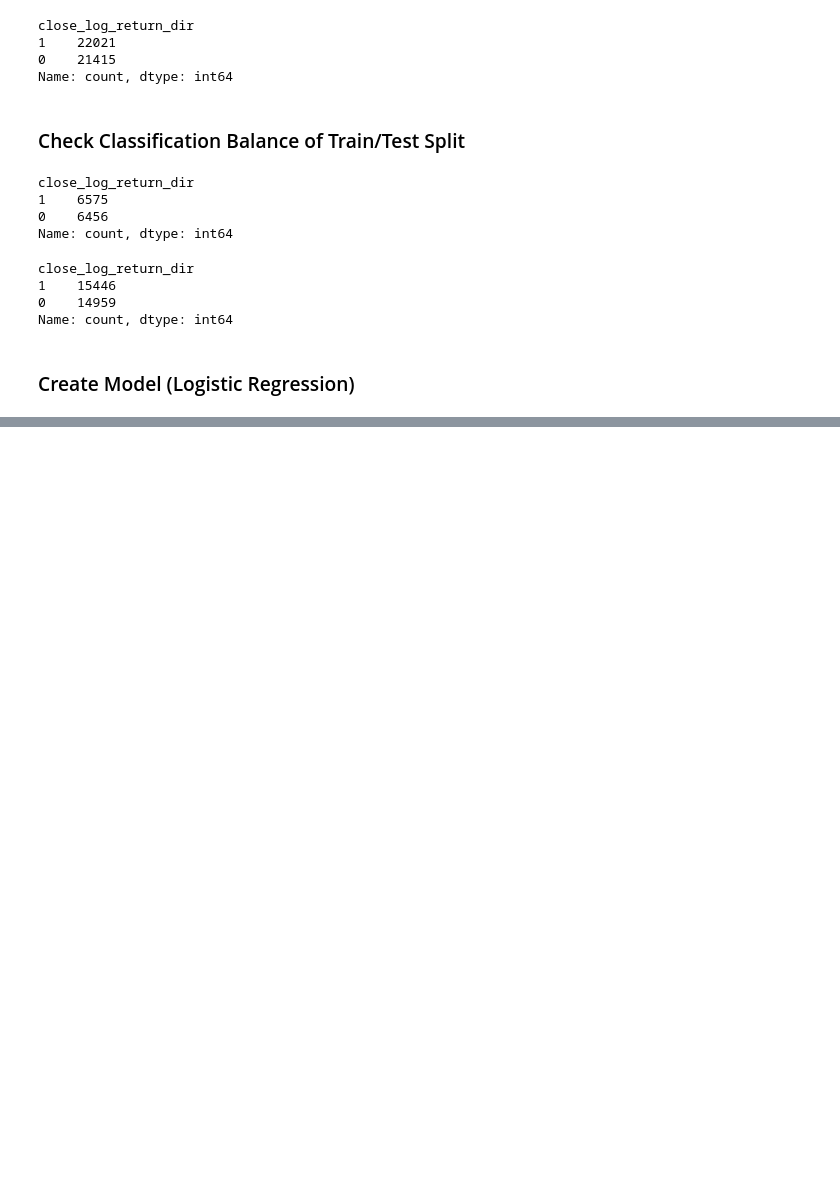
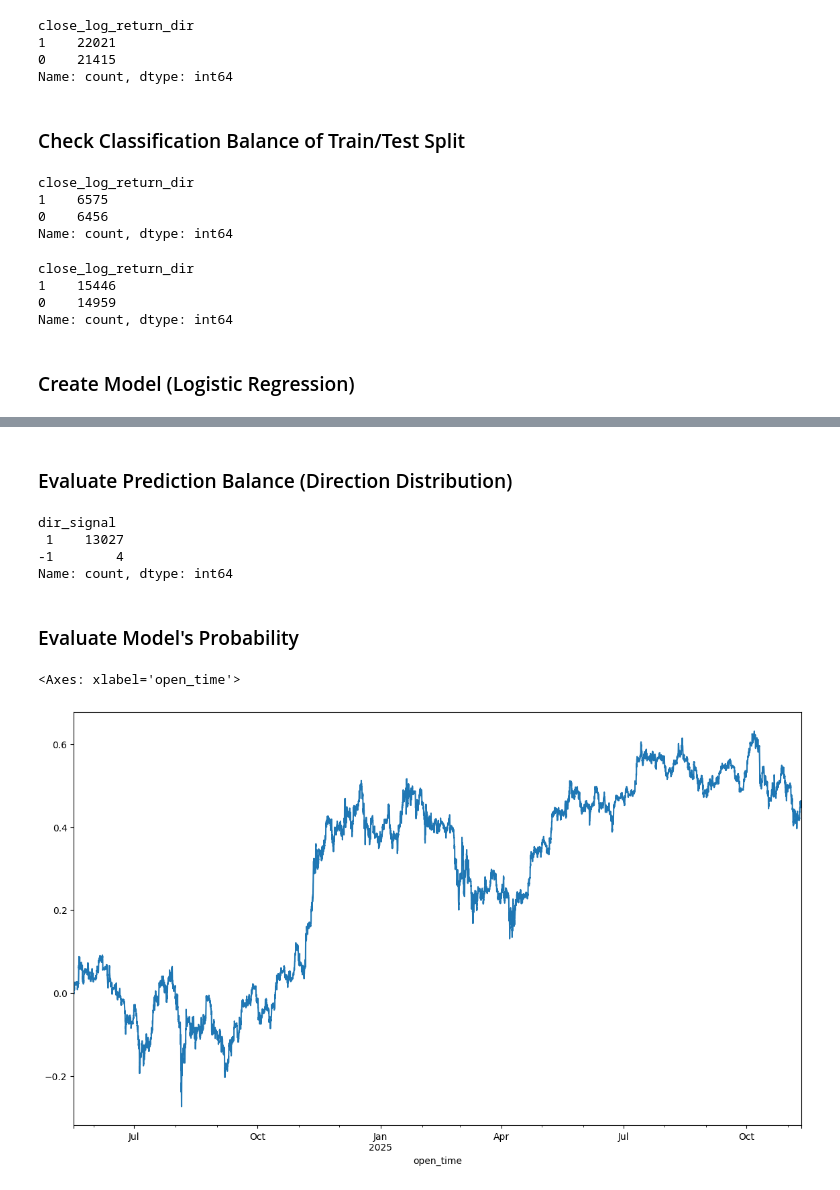
Before and after one commit to Scheggia02/quant-projects, a Jupyter notebook: Source/StrategyAnalyzer/quant_accelerator_classification.ipynb, the cells around one changed output, grey strips where cells are left out. Drawn from its saved outputs; the diff is of its cells as text; code cells hidden in the pictures; blank space fills up the shorter version.

```diff
--- a/Source/StrategyAnalyzer/quant_accelerator_classification.ipynb
+++ b/Source/StrategyAnalyzer/quant_accelerator_classification.ipynb
@@ -111,8 +111,8 @@ target = 'close_log_return_dir'
 X_train = torch.tensor(btcusd_train[features].values, dtype=torch.float32)
 X_test = torch.tensor(btcusd_test[features].values, dtype=torch.float32)
 
-y_train = torch.tensor(btcusd_train[target].values, dtype=torch.float32)
-y_test = torch.tensor(btcusd_test[target].values, dtype=torch.float32)
+y_train = torch.tensor(btcusd_train[target].values, dtype=torch.float32).unsqueeze(1) # Add an extra dimension for the target variable
+y_test = torch.tensor(btcusd_test[target].values, dtype=torch.float32).unsqueeze(1) # Add an extra dimension for the target variable
 
 no_features = len(features)
 
@@ -130,18 +130,46 @@ criterion = nn.BCEWithLogitsLoss() # Binary Cross-Entropy with Logits
 optimizer = optim.SGD(model.parameters(), lr = 0.01)
 
 for epoch in range(9000):
+
+    # Clear gradients
     optimizer.zero_grad()
 
+    # Forward pass
     y_pred_logits = model(X_train)
 
+    # Compute loss
     loss = criterion(y_pred_logits, y_train)
+
+    # Compute gradients
     loss.backward()
 
+    # Update Model parameters
     optimizer.step()
 
-    if epoch % 500 == 0:
+    if epoch % 1000 == 0:
         print("Epoch:", epoch, "Loss:", loss.item())
 
 
 print("\nFinal weight", model.linear.weight.data)
 print("Final Bias", model.linear.bias.data)
+
+
+with torch.no_grad():
+    y_pred_logits = model(X_test)
+    y_pred_prob = torch.sigmoid(y_pred_logits) # Convert logits to probabilities
+    y_pred_binary = (y_pred_prob >= 0.5).float() # Classify based on a threshold of 0.5
+
+y_test_np = y_test.squeeze().numpy() # Convert to 1D array
+y_pred_binary_np = y_pred_binary.squeeze().numpy() # Convert to 1D array
+y_pred_prob_np = y_pred_prob.squeeze().numpy() # Convert to 1D array
+
+accuracy = np.mean(y_pred_binary_np == y_test_np)
+
+buy_signals = np.sum(y_pred_binary_np == 1)
+sell_signals = np.sum(y_pred_binary_np == 0)
+
+print("\n--- Model Evaluation ---")
+print("Test Accuracy:", accuracy)
+print("Buy Signals:", buy_signals)
+print("Sell Signals:", sell_signals)
+print("Predicted Probabilities (first 10):", y_pred_prob_np[:10])
@@ -147,0 +198,5 @@ print("Final Bias", model.linear.bias.data)
+# %%
+# Add model out-of-sample predictions
+btcusd_test['y_pred_binary'] = y_pred_binary_np
+btcusd_test['y_pred_prob'] = y_pred_prob_np
+btcusd_test[['close_log_return', 'y_pred_binary', 'y_pred_prob']]
@@ -147,0 +222,3 @@ print("Final Bias", model.linear.bias.data)
+# %%
+btcusd_test['dir_signal'] = np.where(btcusd_test['y_pred_binary'] == 1, 1, -1)
+btcusd_test[['close_log_return', 'y_pred_binary', 'y_pred_prob', 'dir_signal']]
@@ -147,0 +240,17 @@ print("Final Bias", model.linear.bias.data)
+# %% [markdown]
+### Evaluate Prediction Balance (Direction Distribution)
+# %%
+btcusd_test['dir_signal'].value_counts()
+# %% [output]
+dir_signal
+ 1    13027
+-1        4
+Name: count, dtype: int64
+# %% [markdown]
+### Evaluate Model's Probability
+# %%
+btcusd_test['trade_log_return'] = btcusd_test['dir_signal'] * btcusd_test['close_log_return']
+btcusd_test['trade_log_return'].cumsum().plot(figsize=(14, 8))
+# %% [output]
+<Axes: xlabel='open_time'>
+[figure, added]
```
Also changed, not shown: parts of 8 cells of this notebook.
